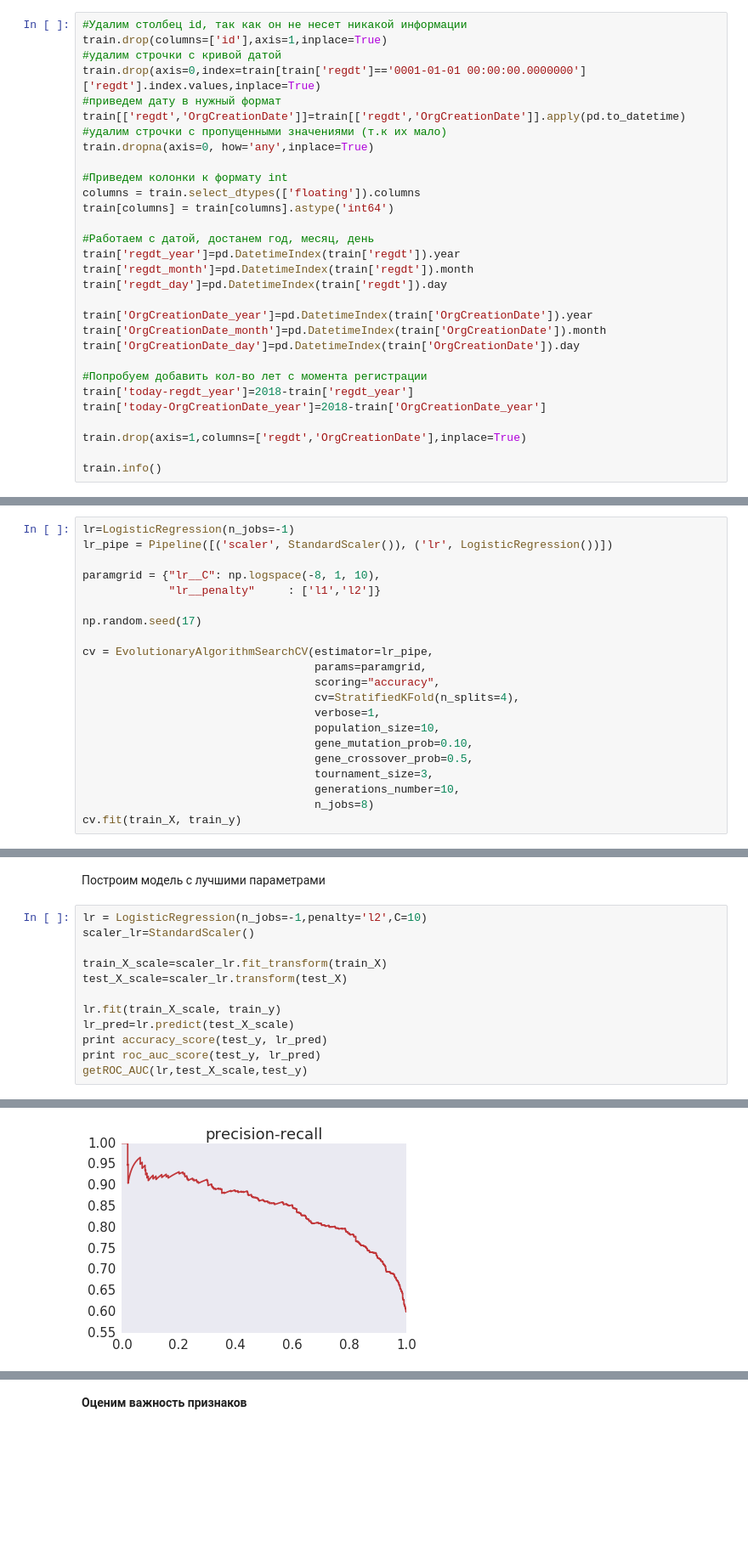
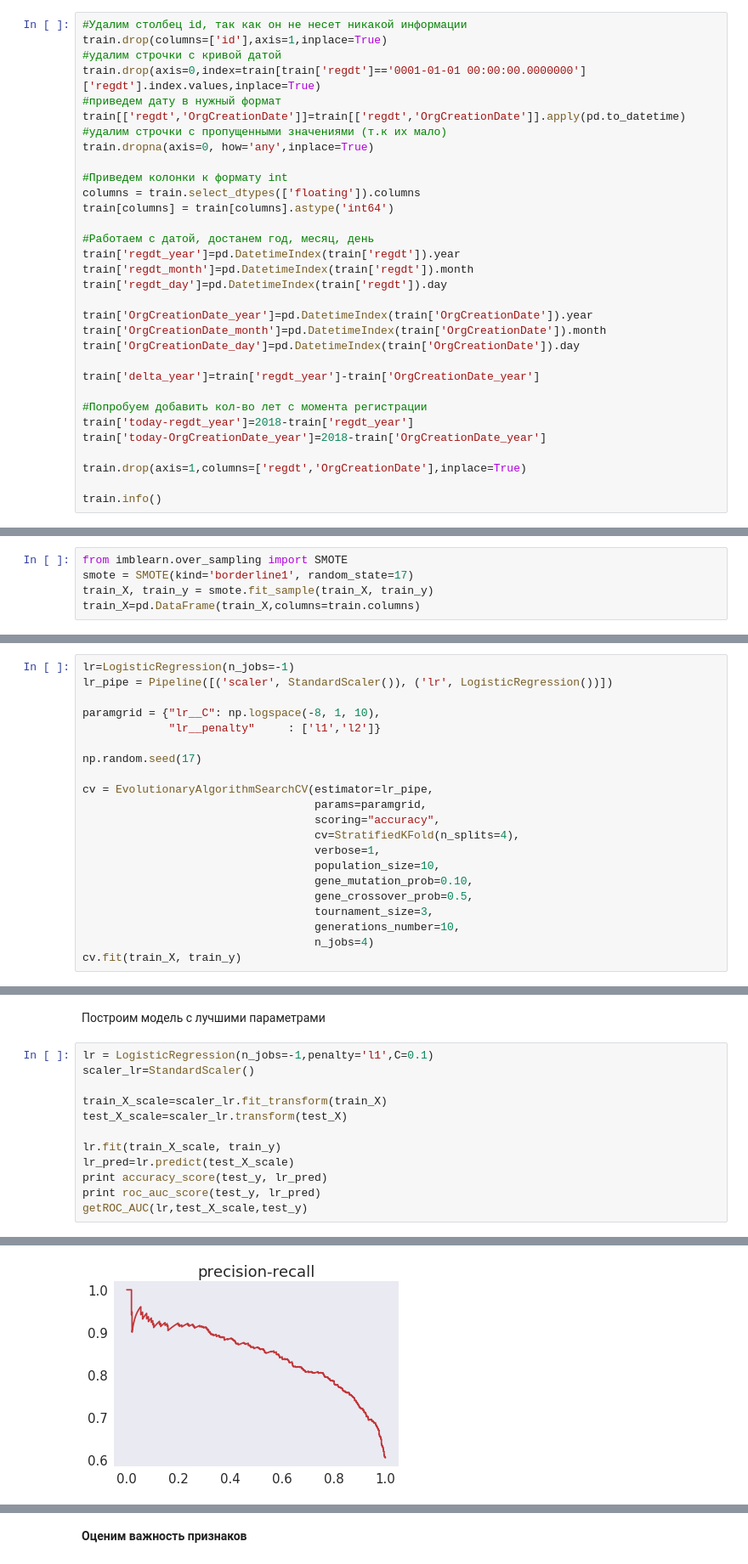
Before and after one commit to Danil328/study, a Jupyter notebook: ML/ML2.ipynb, the cells around one changed output, grey strips where cells are left out. Shown: that part at 85% size. Cells and saved outputs as stored; diff of their text form; blank space fills up the shorter version.

```diff
--- a/ML/ML2.ipynb
+++ b/ML/ML2.ipynb
@@ -116,6 +116,8 @@ train['OrgCreationDate_year']=pd.DatetimeIndex(train['OrgCreationDate']).year
 train['OrgCreationDate_month']=pd.DatetimeIndex(train['OrgCreationDate']).month
 train['OrgCreationDate_day']=pd.DatetimeIndex(train['OrgCreationDate']).day
 
+train['delta_year']=train['regdt_year']-train['OrgCreationDate_year']
+
 #Попробуем добавить кол-во лет с момента регистрации
 train['today-regdt_year']=2018-train['regdt_year']
 train['today-OrgCreationDate_year']=2018-train['OrgCreationDate_year']
@@ -251,0 +256,5 @@ train_X,test_X,train_y,test_y=train_test_split(train,target,shuffle=True,random_
+# %%
+from imblearn.over_sampling import SMOTE
+smote = SMOTE(kind='borderline1', random_state=17)
+train_X, train_y = smote.fit_sample(train_X, train_y)
+train_X=pd.DataFrame(train_X,columns=train.columns)
@@ -272,7 +286,7 @@ cv = EvolutionaryAlgorithmSearchCV(estimator=lr_pipe,
                                    gene_crossover_prob=0.5,
                                    tournament_size=3,
                                    generations_number=10,
-                                   n_jobs=8)
+                                   n_jobs=4)
 cv.fit(train_X, train_y)
 # %% [output]
 Types [1, 2] and maxint [1, 9] detected
@@ -294,7 +308,7 @@ with fitness: 0.754848334162
 # %% [markdown]
 Построим модель с лучшими параметрами
 # %%
-lr = LogisticRegression(n_jobs=-1,penalty='l2',C=10)
+lr = LogisticRegression(n_jobs=-1,penalty='l1',C=0.1)
 scaler_lr=StandardScaler()
 
 train_X_scale=scaler_lr.fit_transform(train_X)
@@ -311 +325 @@ getROC_AUC(lr,test_X_scale,test_y)
-[figure, old version]
+[figure, new version]
```
Also changed, not shown: parts of 21 cells of this notebook.
